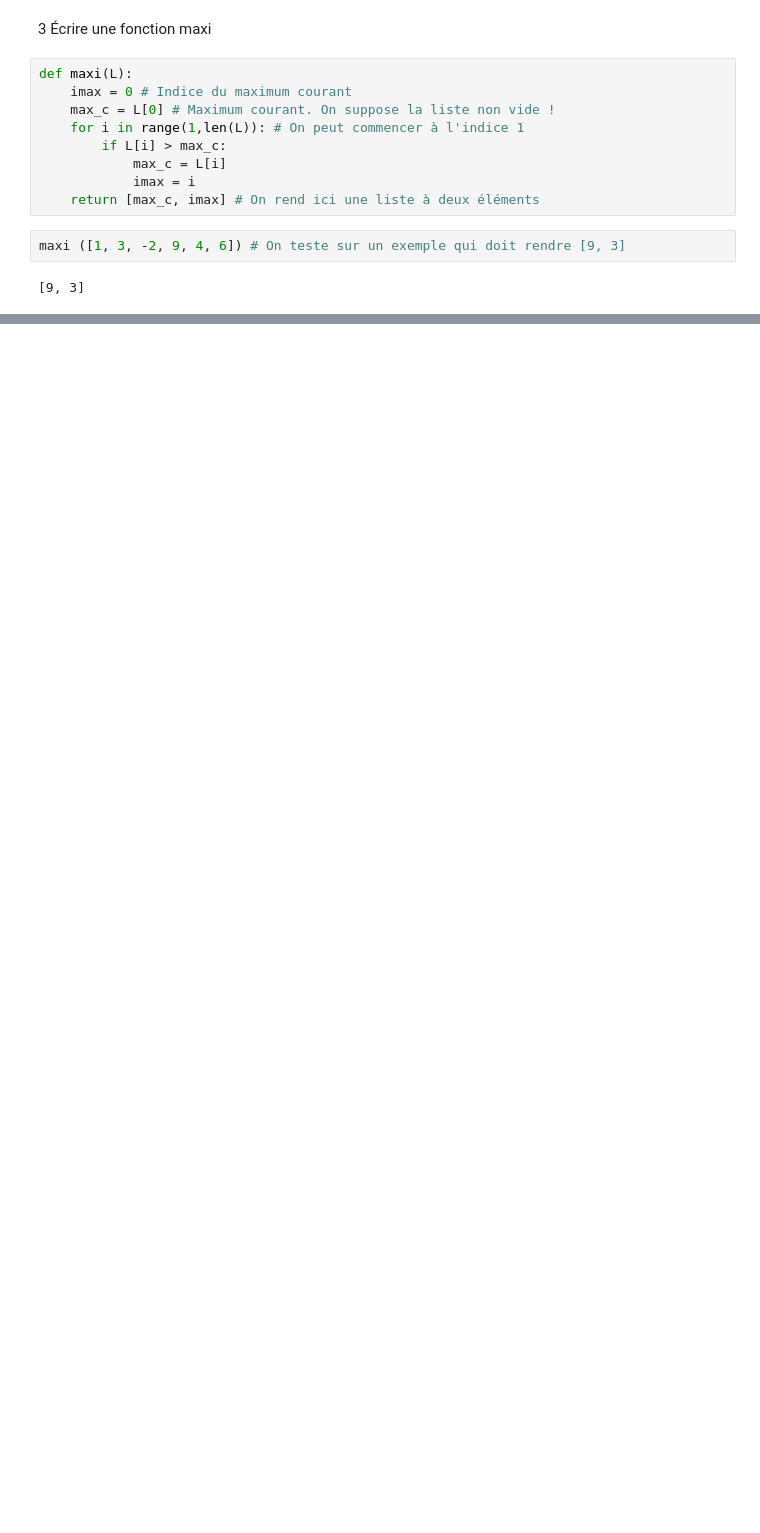
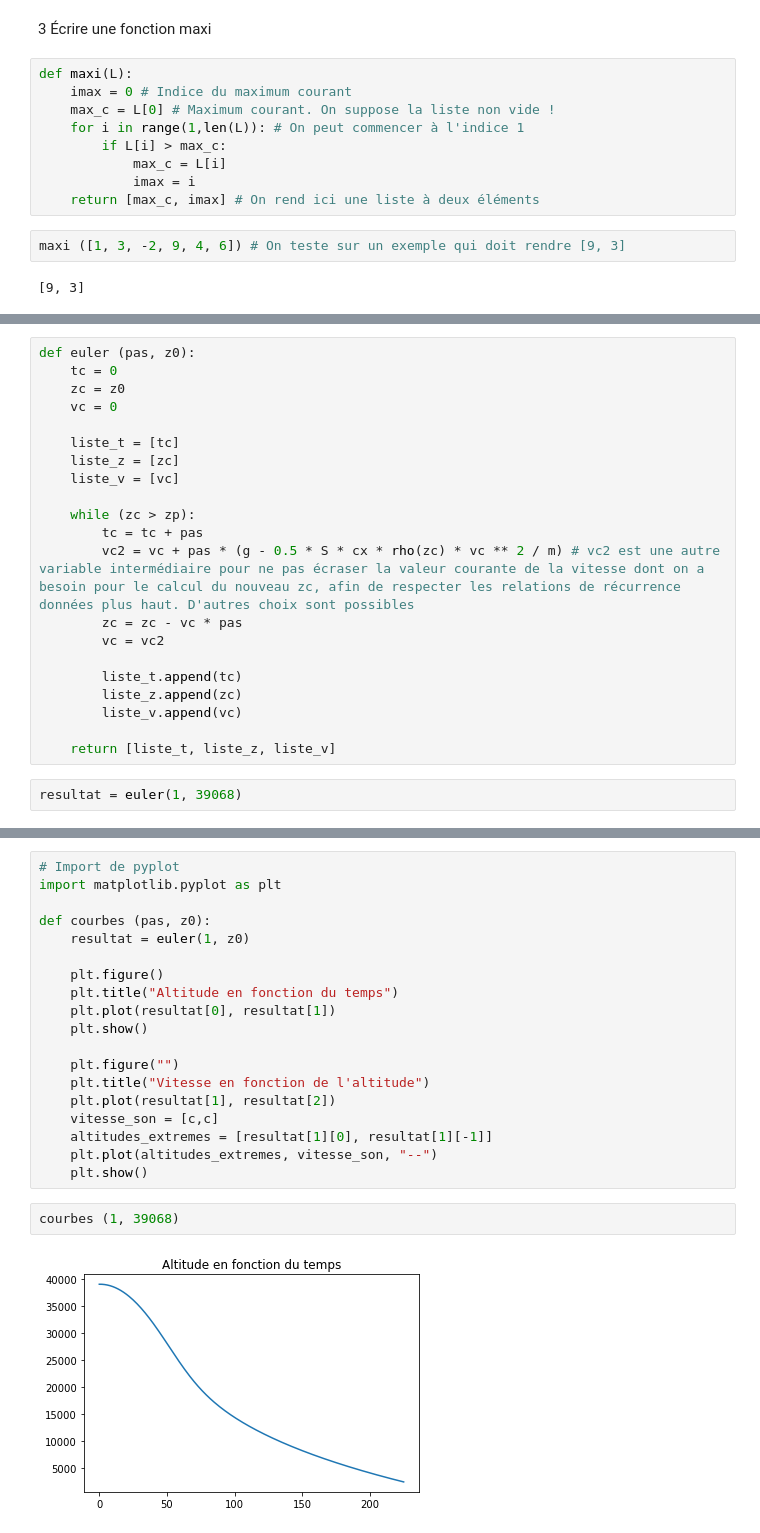
Before and after one commit to Grotul/TPSautFelix, a Jupyter notebook: Corrigé.ipynb, the cells around one changed output, grey strips where cells are left out. Drawn from its saved outputs; the diff is of its cells as text; blank space fills up the shorter version.

```diff
--- a/Corrigé.ipynb
+++ b/Corrigé.ipynb
@@ -22,0 +52,23 @@ maxi ([1, 3, -2, 9, 4, 6]) # On teste sur un exemple qui doit rendre [9, 3]
+# %%
+def euler (pas, z0):
+    tc = 0
+    zc = z0
+    vc = 0
+
+    liste_t = [tc]
+    liste_z = [zc]
+    liste_v = [vc]
+
+    while (zc > zp):
+        tc = tc + pas
+        vc2 = vc + pas * (g - 0.5 * S * cx * rho(zc) * vc ** 2 / m) # vc2 est une autre variable intermédiaire pour ne pas écraser la valeur courante de la vitesse dont on a besoin pour le calcul du nouveau zc, afin de respecter les relations de récurrence données plus haut. D'autres choix sont possibles
+        zc = zc - vc * pas
+        vc = vc2
+
+        liste_t.append(tc)
+        liste_z.append(zc)
+        liste_v.append(vc)
+
+    return [liste_t, liste_z, liste_v]
+# %%
+resultat = euler(1, 39068)
@@ -22,0 +77,23 @@ maxi ([1, 3, -2, 9, 4, 6]) # On teste sur un exemple qui doit rendre [9, 3]
+# %%
+# Import de pyplot
+import matplotlib.pyplot as plt
+
+def courbes (pas, z0):
+    resultat = euler(1, z0)
+
+    plt.figure()
+    plt.title("Altitude en fonction du temps")
+    plt.plot(resultat[0], resultat[1])
+    plt.show()
+
+    plt.figure("")
+    plt.title("Vitesse en fonction de l'altitude")
+    plt.plot(resultat[1], resultat[2])
+    vitesse_son = [c,c]
+    altitudes_extremes = [resultat[1][0], resultat[1][-1]]
+    plt.plot(altitudes_extremes, vitesse_son, "--")
+    plt.show()
+# %%
+courbes (1, 39068)
+# %% [output]
+[figure, added]
```
Also changed, not shown: parts of 10 cells of this notebook.
